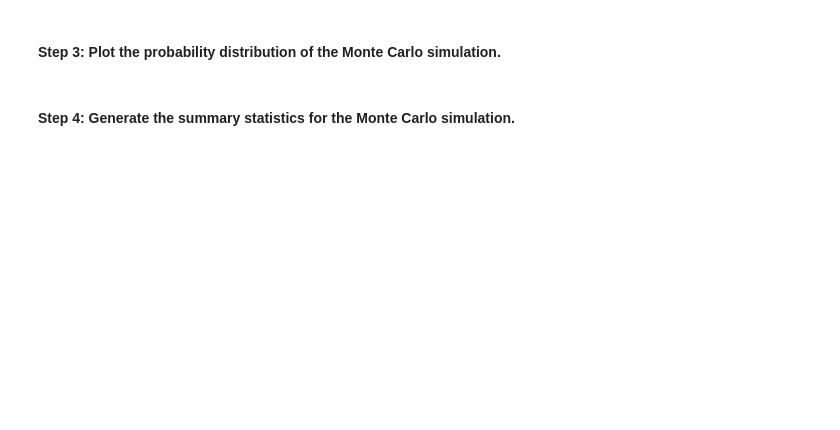
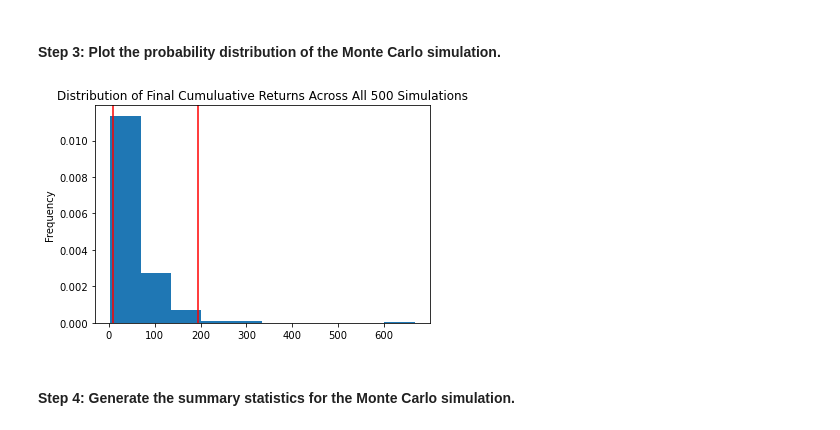
Before and after one commit to Abhishikaf/Financial_Planning, a Jupyter notebook: financial_planning_tools.ipynb, the cells around one changed output. Saved outputs shown, nothing was run; the diff lists cells and outputs as text; code cells hidden in the pictures; blank space fills up the shorter version.

```diff
--- a/financial_planning_tools.ipynb
+++ b/financial_planning_tools.ipynb
@@ -363,7 +508,9 @@ In this section, you’ll use the MCForecastTools library to create a Monte Carl
 # %%
 # Visualize the probability distribution of the 30-year Monte Carlo simulation
 # by plotting a histogram
-# YOUR CODE HERE
+MC_retirement_dist_plot = MC_retirement.plot_distribution()
+# %% [output]
+[figure, added]
 # %% [markdown]
 #### Step 4: Generate the summary statistics for the Monte Carlo simulation.
 # %%
```
Also changed, not shown: parts of 41 cells of this notebook.
